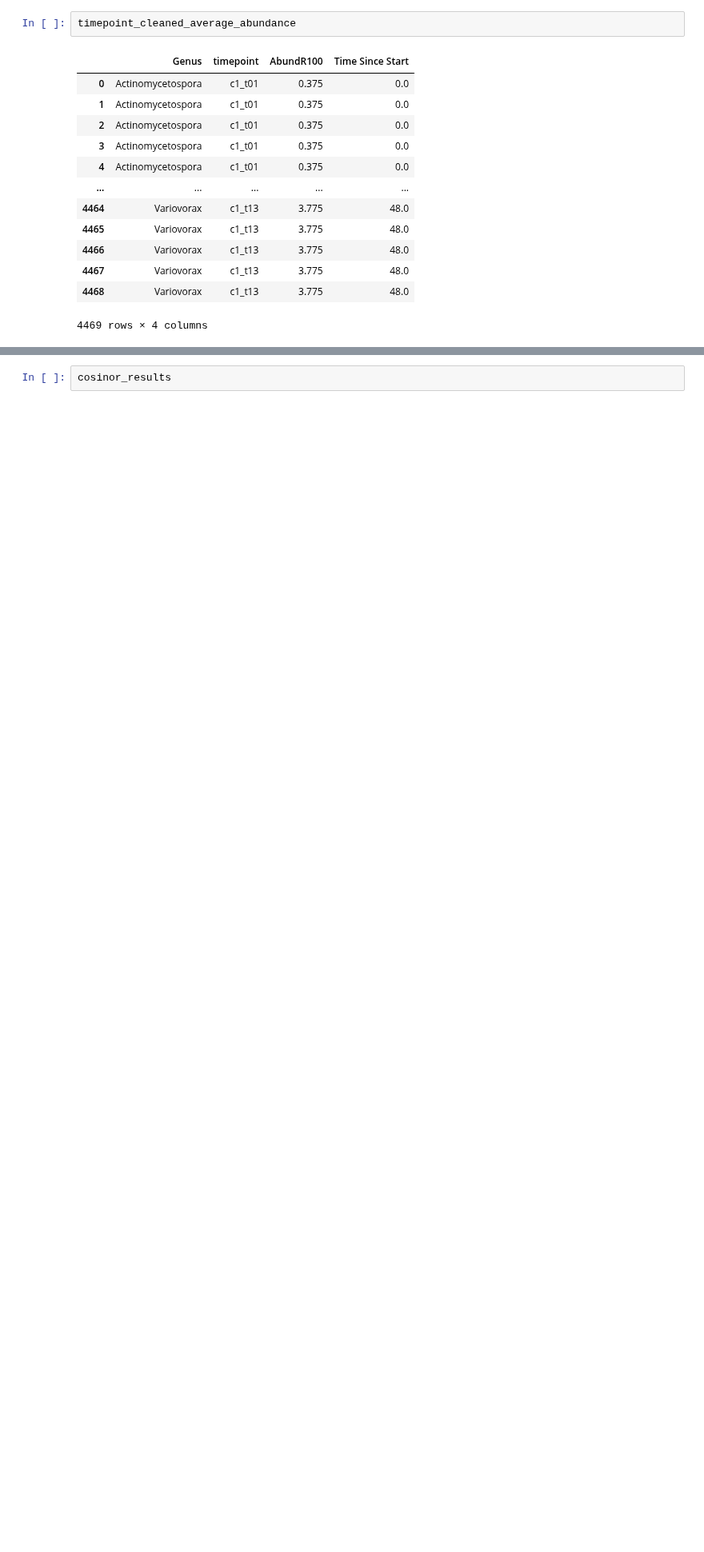
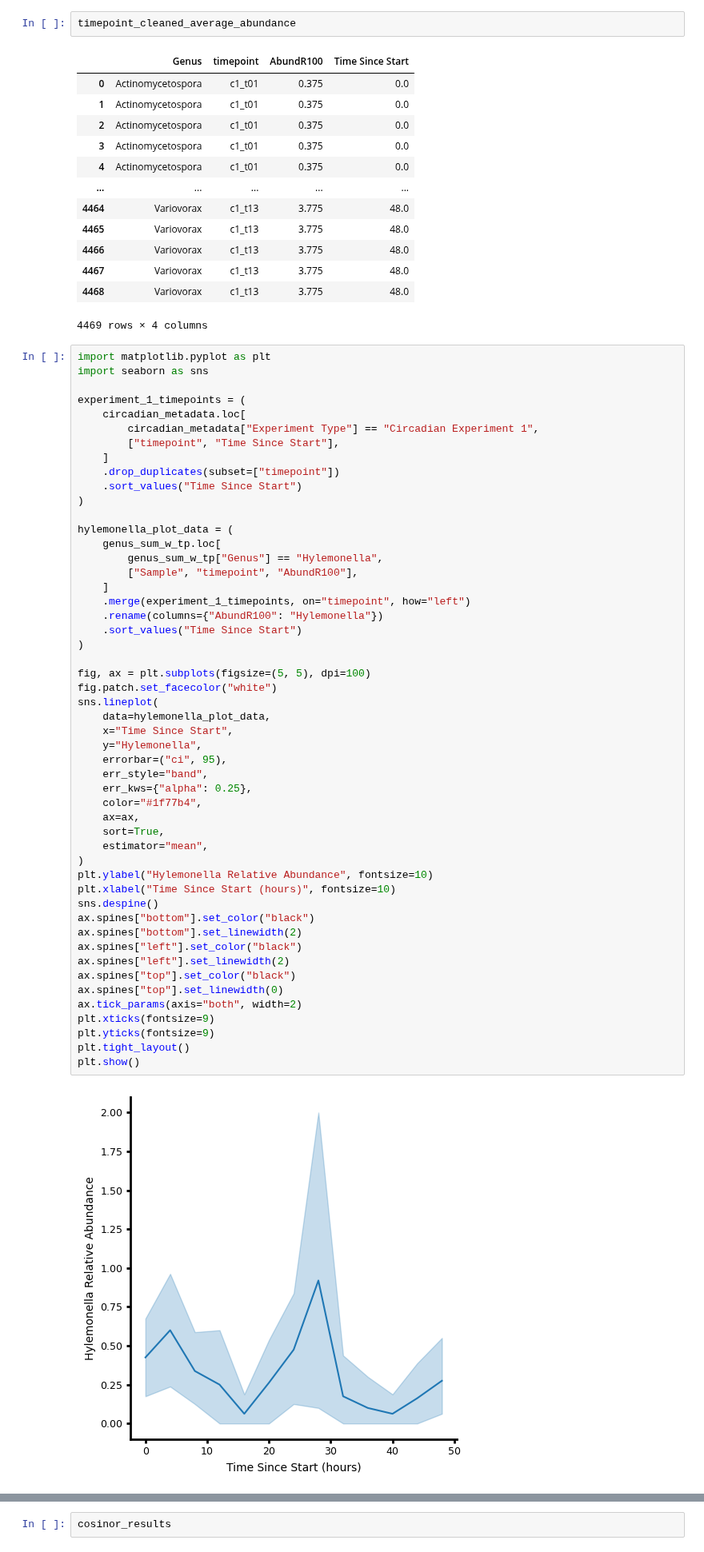
Before and after one commit to mikepassal/Outdoor_microbiome, a Jupyter notebook: Local_analysis/Analyze_transcriptome_with_temp_rain_microbiome/Time_rain_analysis/circadian_analysis_check_for_high_match.ipynb, the cells around one changed output, grey strips where cells are left out. Shown at 80% size. Drawn from its saved outputs; the diff is of its cells as text; blank space fills up the shorter version.

```diff
--- a/Local_analysis/Analyze_transcriptome_with_temp_rain_microbiome/Time_rain_analysis/circadian_analysis_check_for_high_match.ipynb
+++ b/Local_analysis/Analyze_transcriptome_with_temp_rain_microbiome/Time_rain_analysis/circadian_analysis_check_for_high_match.ipynb
@@ -123,4 +193,57 @@ timepoint_cleaned_average_abundance
 | 4467 | Variovorax | c1_t13 | 3.775 | 48.0 |
 | 4468 | Variovorax | c1_t13 | 3.775 | 48.0 |
 4469 rows × 4 columns
+# %%
+import matplotlib.pyplot as plt
+import seaborn as sns
+
+experiment_1_timepoints = (
+    circadian_metadata.loc[
+        circadian_metadata["Experiment Type"] == "Circadian Experiment 1",
+        ["timepoint", "Time Since Start"],
+    ]
+    .drop_duplicates(subset=["timepoint"])
+    .sort_values("Time Since Start")
+)
+
+hylemonella_plot_data = (
+    genus_sum_w_tp.loc[
+        genus_sum_w_tp["Genus"] == "Hylemonella",
+        ["Sample", "timepoint", "AbundR100"],
+    ]
+    .merge(experiment_1_timepoints, on="timepoint", how="left")
+    .rename(columns={"AbundR100": "Hylemonella"})
+    .sort_values("Time Since Start")
+)
+
+fig, ax = plt.subplots(figsize=(5, 5), dpi=100)
+fig.patch.set_facecolor("white")
+sns.lineplot(
+    data=hylemonella_plot_data,
+    x="Time Since Start",
+    y="Hylemonella",
+    errorbar=("ci", 95),
+    err_style="band",
+    err_kws={"alpha": 0.25},
+    color="#1f77b4",
+    ax=ax,
+    sort=True,
+    estimator="mean",
+)
+plt.ylabel("Hylemonella Relative Abundance", fontsize=10)
+plt.xlabel("Time Since Start (hours)", fontsize=10)
+sns.despine()
+ax.spines["bottom"].set_color("black")
+ax.spines["bottom"].set_linewidth(2)
+ax.spines["left"].set_color("black")
+ax.spines["left"].set_linewidth(2)
+ax.spines["top"].set_color("black")
+ax.spines["top"].set_linewidth(0)
+ax.tick_params(axis="both", width=2)
+plt.xticks(fontsize=9)
+plt.yticks(fontsize=9)
+plt.tight_layout()
+plt.show()
+# %% [output]
+[figure, added]
 # %%
```
Also changed, not shown: parts of 14 cells of this notebook, 5 other files.
